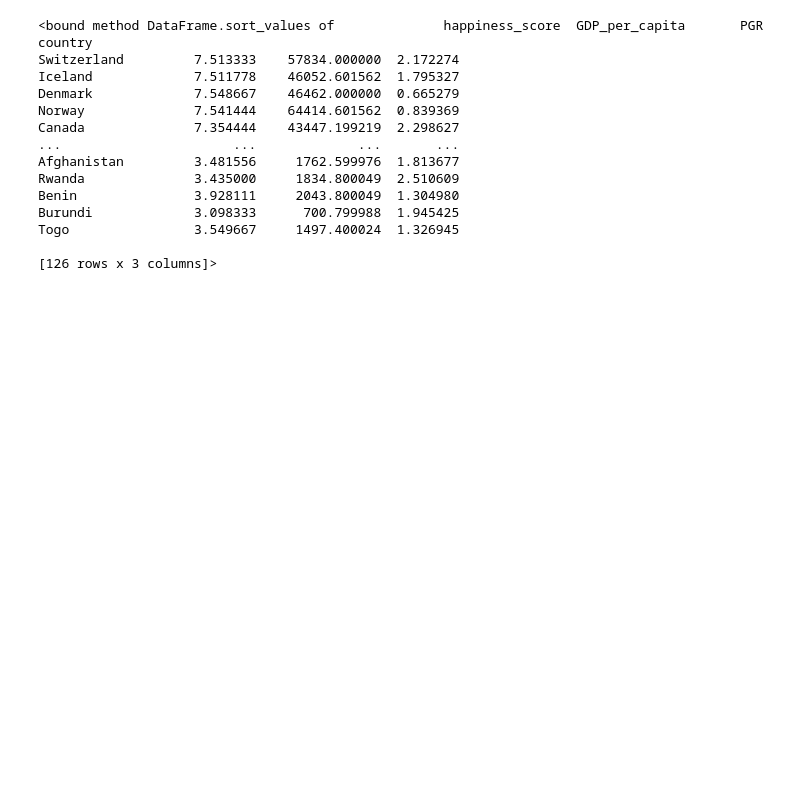
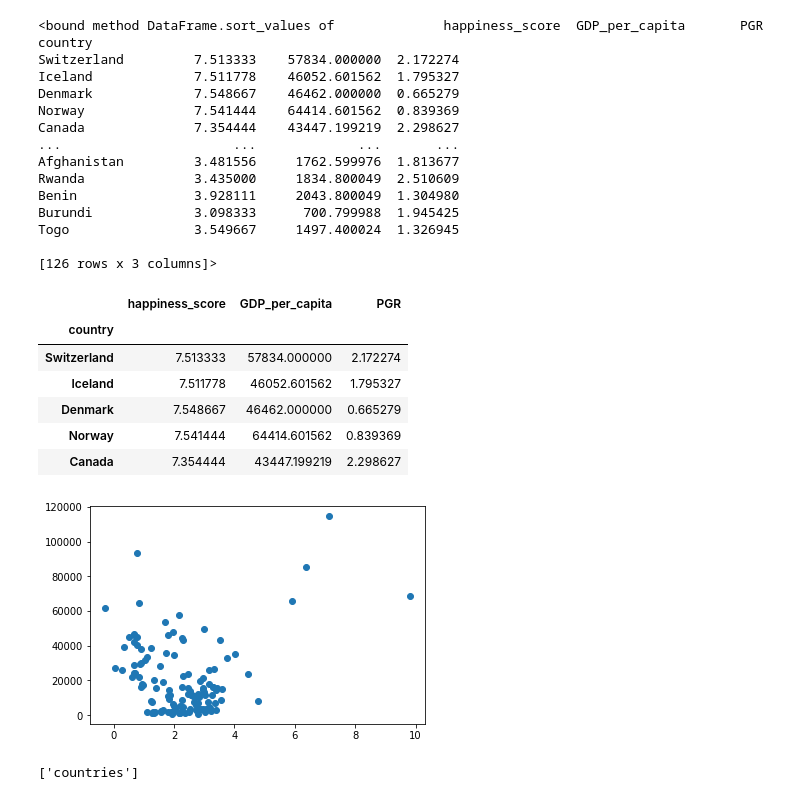
Before and after one commit to prisp90/IS-Project-2, a Jupyter notebook: IS-Project-2.ipynb, the cells around one changed output. Saved outputs shown, nothing was run; the diff lists cells and outputs as text; code cells hidden in the pictures; blank space fills up the shorter version.

```diff
--- a/IS-Project-2.ipynb
+++ b/IS-Project-2.ipynb
@@ -252,3 +247,19 @@ Burundi             3.098333      700.799988  1.945425
 Togo                3.549667     1497.400024  1.326945
 
 [126 rows x 3 columns]>
+# %%
+plt.scatter(GDP_happiness_population_df['PGR'],GDP_happiness_population_df['GDP_per_capita'])
+m_slope, m_int, m_r, m_p, m_std_err = stats.linregress(GDP_happiness_population_df['PGR'], GDP_happiness_population_df['GDP_per_capita'])
+m_fit = m_slope * GDP_happiness_population_df['PGR'] + m_int
+plt.plot(GDP_happiness_population_df['PGR'],m_fit,"--")
+plt.plot(GDP_happiness_population_df['PGR'],m_fit,"--")
+GDP_happiness_population_df.head()
+# %% [output]
+|  | happiness_score | GDP_per_capita | PGR |
+| country |  |  |  |
+| Switzerland | 7.513333 | 57834.000000 | 2.172274 |
+| Iceland | 7.511778 | 46052.601562 | 1.795327 |
+| Denmark | 7.548667 | 46462.000000 | 0.665279 |
+| Norway | 7.541444 | 64414.601562 | 0.839369 |
+| Canada | 7.354444 | 43447.199219 | 2.298627 |
+[figure, added]
@@ -254,0 +276,5 @@ Togo                3.549667     1497.400024  1.326945
+# %%
+GDP_happiness_population_df.to_sql(name='countries', con=engine, if_exists='replace', index=True)
+engine.table_names()
+# %% [output]
+['countries']
```
Also changed, not shown: parts of 5 cells of this notebook.
